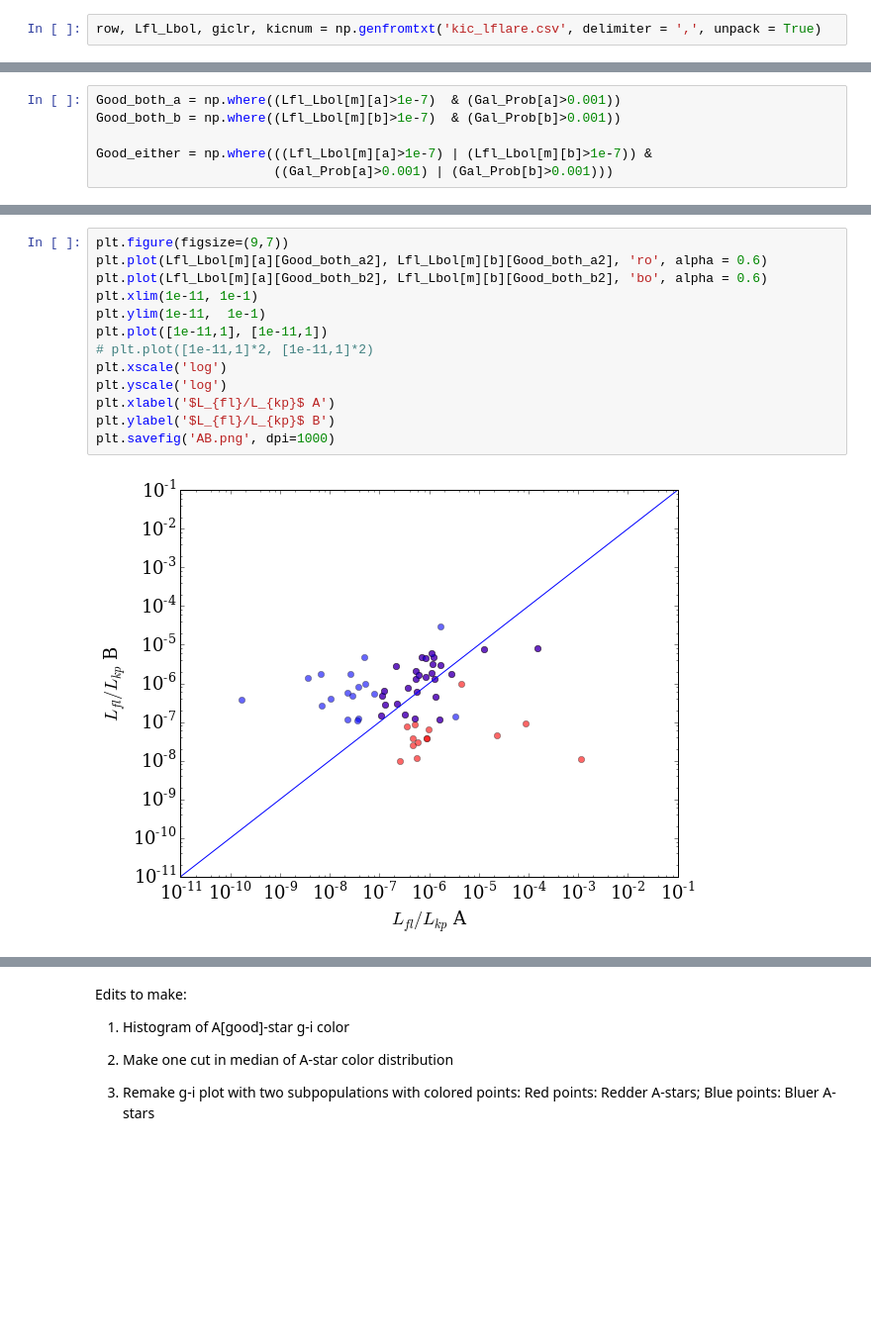
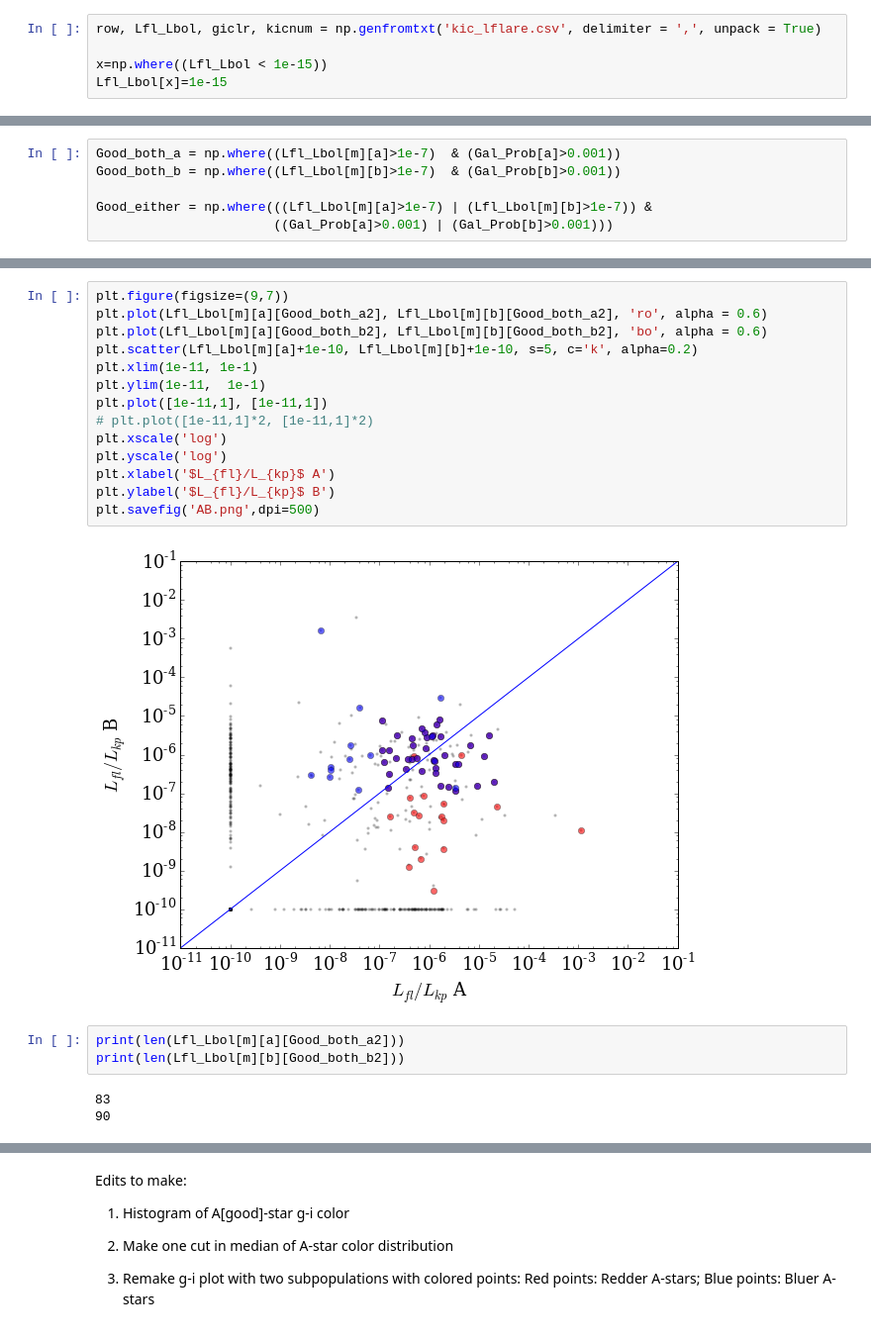
Before and after one commit to jradavenport/WideBinaryProject, a Jupyter notebook: WideBinarySearch.ipynb, the cells around one changed output, grey strips where cells are left out. Shown at 99% size. Cells and saved outputs as stored; diff of their text form; blank space fills up the shorter version.

```diff
--- a/WideBinarySearch.ipynb
+++ b/WideBinarySearch.ipynb
@@ -37,6 +37,9 @@ Tried using np.loadtxt on 'kic_lflare.csv', but kept getting "Value Error: could
 Using np.genfromtxt seemed to work however:
 # %%
 row, Lfl_Lbol, giclr, kicnum = np.genfromtxt('kic_lflare.csv', delimiter = ',', unpack = True)
+
+x=np.where((Lfl_Lbol < 1e-15))
+Lfl_Lbol[x]=1e-15
 # %%
 print (row)
 # %% [output]
@@ -162,18 +189,25 @@ plt.savefig('AB.png', dpi=1000)
 # %%
 plt.figure(figsize=(9,7))
 plt.plot(Lfl_Lbol[m][a][Good_both_a2], Lfl_Lbol[m][b][Good_both_a2], 'ro', alpha = 0.6)
 plt.plot(Lfl_Lbol[m][a][Good_both_b2], Lfl_Lbol[m][b][Good_both_b2], 'bo', alpha = 0.6)
+plt.scatter(Lfl_Lbol[m][a]+1e-10, Lfl_Lbol[m][b]+1e-10, s=5, c='k', alpha=0.2)
 plt.xlim(1e-11, 1e-1)
 plt.ylim(1e-11,  1e-1)
 plt.plot([1e-11,1], [1e-11,1])
 # plt.plot([1e-11,1]*2, [1e-11,1]*2)
 plt.xscale('log')
 plt.yscale('log')
 plt.xlabel('$L_{fl}/L_{kp}$ A')
 plt.ylabel('$L_{fl}/L_{kp}$ B')
-plt.savefig('AB.png', dpi=1000)
+plt.savefig('AB.png',dpi=500)
 # %% [output]
-[figure, old version]
+[figure, new version]
+# %%
+print(len(Lfl_Lbol[m][a][Good_both_a2]))
+print(len(Lfl_Lbol[m][b][Good_both_b2]))
+# %% [output]
+83
+90
 # %%
 plt.figure(figsize=(11,8))
 plt.scatter(giclr[m][b][Good_either] - giclr[m][a][Good_either],
```
Also changed, not shown: parts of 26 cells of this notebook, 2 other files.
